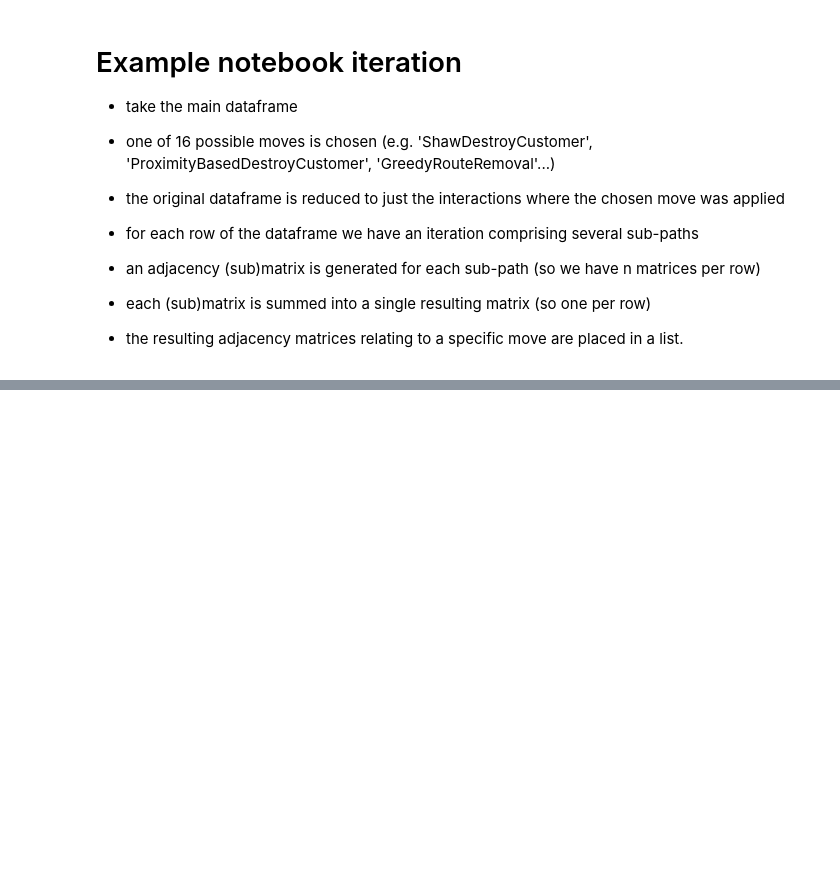
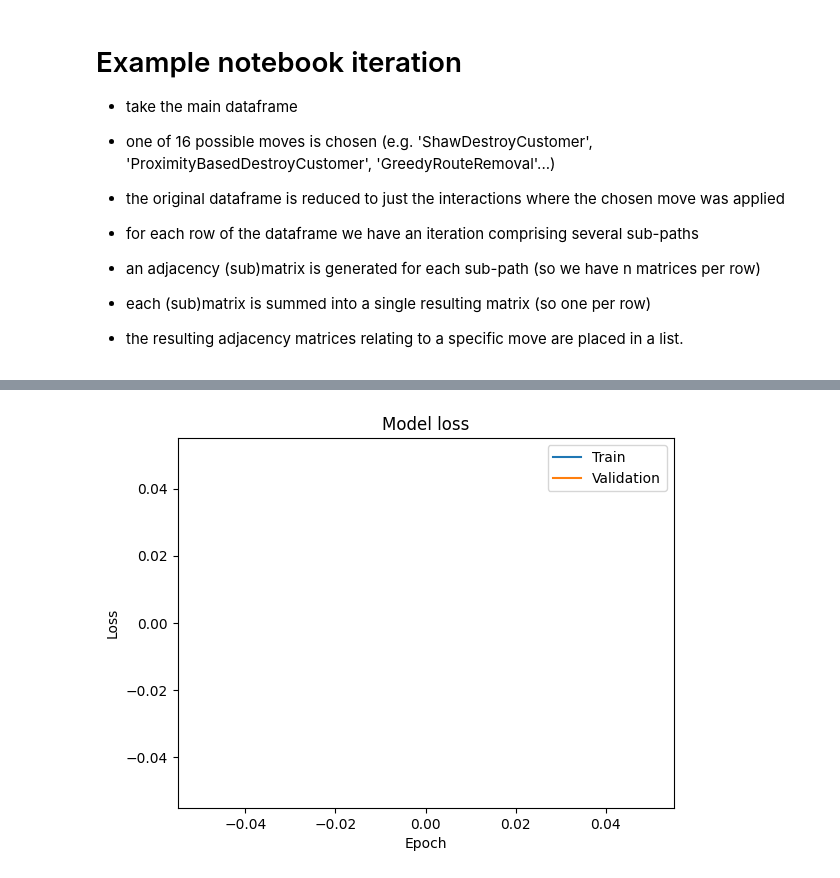
Before and after one commit to Antonet99/Route-CNN, a Jupyter notebook: progetto.ipynb, the cells around one changed output, grey strips where cells are left out. Saved outputs shown, nothing was run; the diff lists cells and outputs as text; code cells hidden in the pictures; blank space fills up the shorter version.

Commit message:
modello aggiunto

```diff
--- a/progetto.ipynb
+++ b/progetto.ipynb
@@ -275,0 +272,8 @@ y = data["Label"].values
+# %%
+x_train = np.reshape(x_train, (x_train.shape[0], x_train.shape[1], x_train.shape[2], 1))
+y_train = np.reshape(y_train, (y_train.shape[0], 1))
+
+x_test = np.reshape(x_test, (x_test.shape[0], x_test.shape[1], x_test.shape[2], 1))
+y_test = np.reshape(y_test, (y_test.shape[0], 1))
+
+x_train.shape, x_test.shape, y_train.shape, y_test.shape
@@ -275,0 +282,23 @@ y = data["Label"].values
+# %%
+from keras.models import Sequential
+from keras.layers import Dense, Conv2D, Flatten, Dropout, MaxPooling2D
+
+#create model
+model = Sequential()
+
+#add model layers
+
+model.add(Conv2D(32, kernel_size=(3,3), activation='relu', input_shape=(120,120,1), padding='same'))
+model.add(Conv2D(64, kernel_size=(3,3), activation='relu', padding='same'))
+
+model.add(MaxPooling2D(pool_size=(2,2)))
+
+model.add(Dropout(0.25))
+
+model.add(Flatten())
+
+model.add(Dense(128, activation='relu'))
+
+model.add(Dropout(rate=0.5))
+
+model.add(Dense(1, activation='relu'))
@@ -275,0 +330,4 @@ y = data["Label"].values
+# %%
+model.compile(optimizer='adam', loss='', metrics=['accuracy'])
+# %%
+history = model.fit(x_train, y_train, validation_data=(x_test, y_test), epochs=10, batch_size=32)
@@ -275,0 +355,12 @@ y = data["Label"].values
+# %%
+import matplotlib.pyplot as plt
+plt.plot(history.history['loss'])
+
+plt.plot(history.history['val_loss'])
+plt.title("Model loss")
+plt.ylabel("Loss")
+plt.xlabel("Epoch")
+plt.legend(['Train', "Validation"], loc='upper right')
+plt.show()
+# %% [output]
+[figure, added]
```
Also changed, not shown: parts of 12 cells of this notebook, 1 other file.
